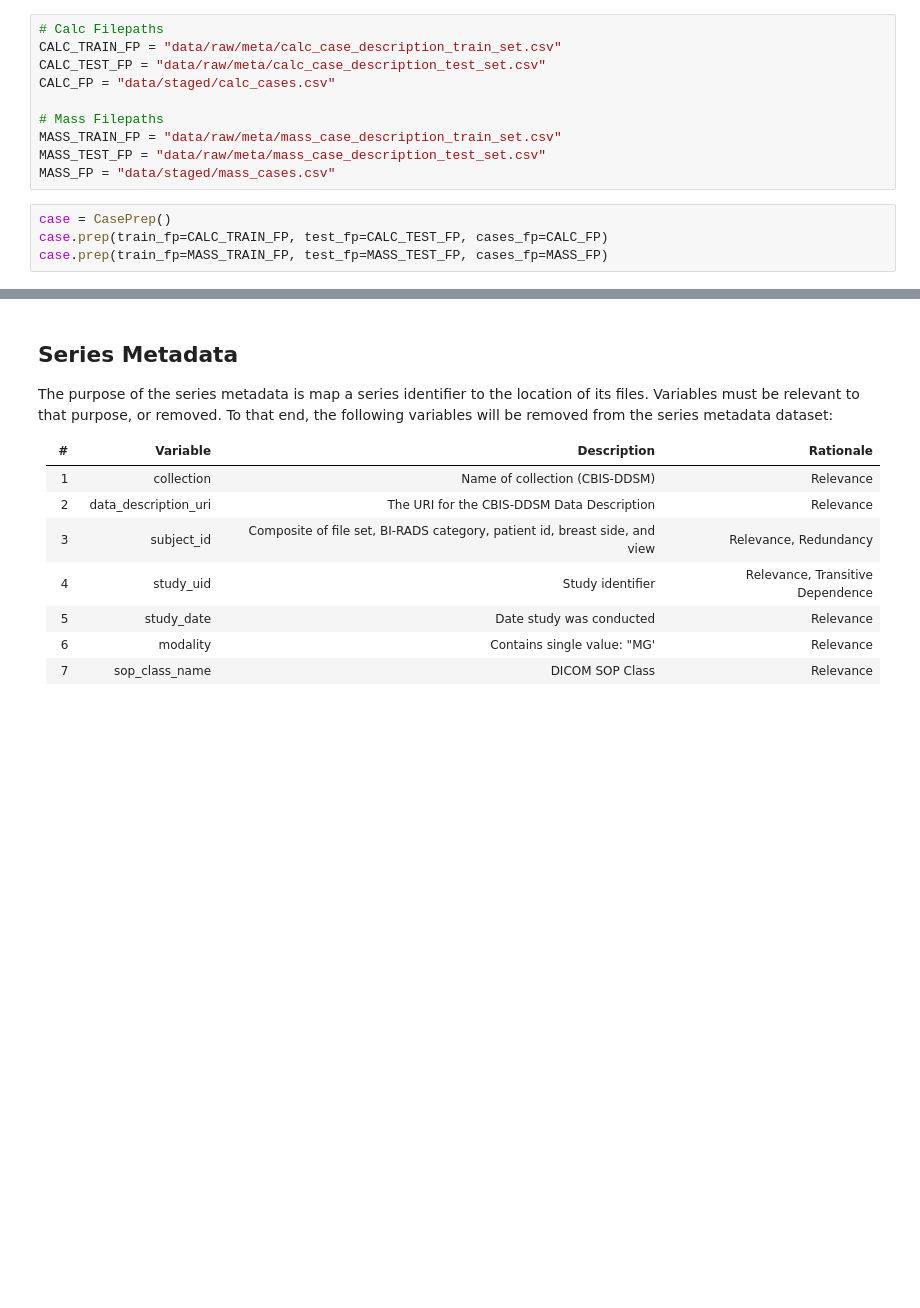
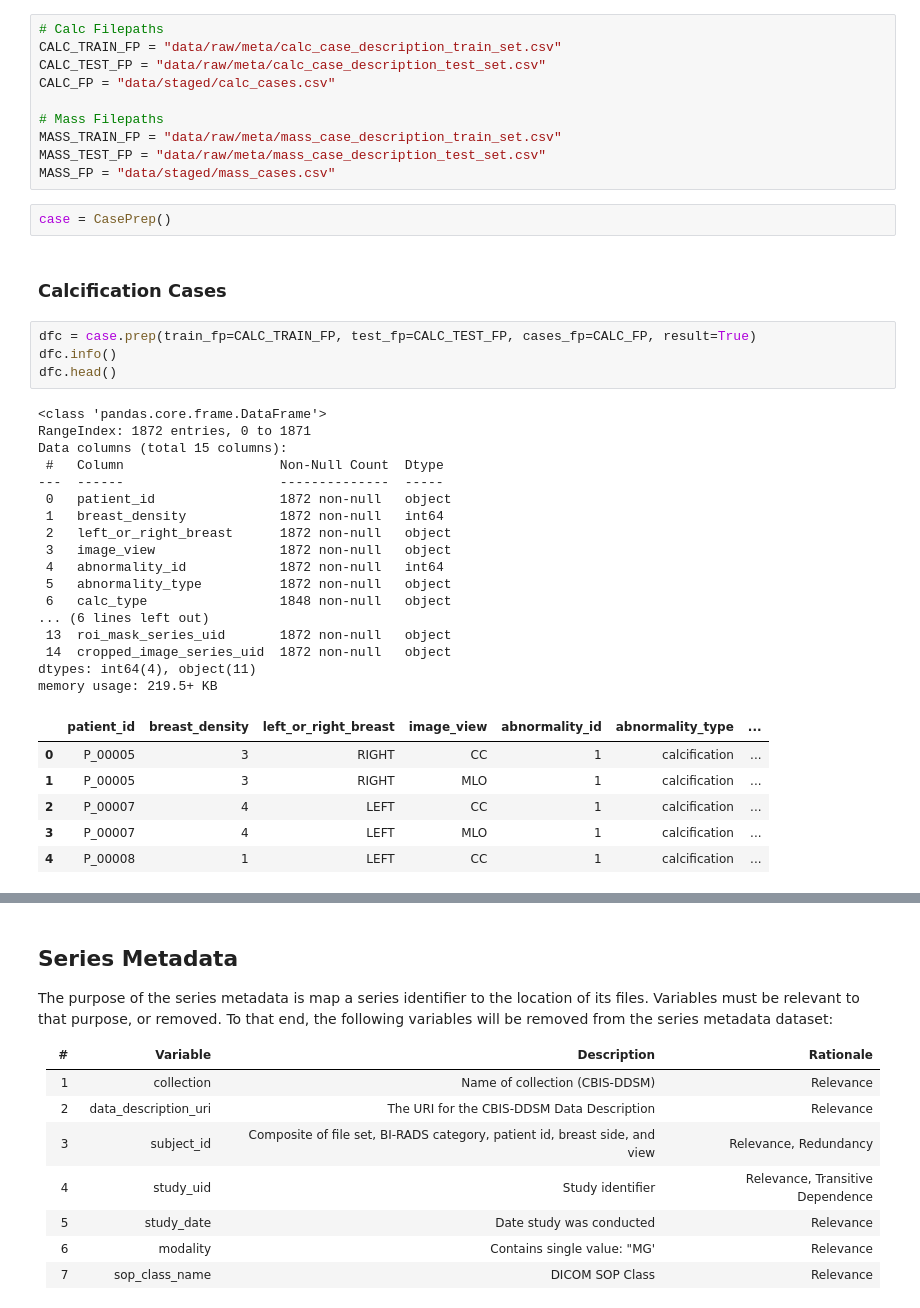
Before and after one commit to john-james-ai/BreastCancerDetection, a Jupyter notebook: notebooks/content/03_data_prep.ipynb, the cells around one changed output, grey strips where cells are left out. Cells and saved outputs as stored; diff of their text form; blank space fills up the shorter version.

Commit message:
prep 5.1

```diff
--- a/notebooks/content/03_data_prep.ipynb
+++ b/notebooks/content/03_data_prep.ipynb
@@ -31,7 +32,35 @@ CALC_FP = "data/staged/calc_cases.csv"
 MASS_TRAIN_FP = "data/raw/meta/mass_case_description_train_set.csv"
 MASS_TEST_FP = "data/raw/meta/mass_case_description_test_set.csv"
 MASS_FP = "data/staged/mass_cases.csv"
+# %%
+case = CasePrep()
+# %% [markdown]
+### Calcification Cases
 # %%
-case = CasePrep()
-case.prep(train_fp=CALC_TRAIN_FP, test_fp=CALC_TEST_FP, cases_fp=CALC_FP)
-case.prep(train_fp=MASS_TRAIN_FP, test_fp=MASS_TEST_FP, cases_fp=MASS_FP)
+dfc = case.prep(train_fp=CALC_TRAIN_FP, test_fp=CALC_TEST_FP, cases_fp=CALC_FP, result=True)
+dfc.info()
+dfc.head()
+# %% [output]
+<class 'pandas.core.frame.DataFrame'>
+RangeIndex: 1872 entries, 0 to 1871
+Data columns (total 15 columns):
+ #   Column                    Non-Null Count  Dtype
+---  ------                    --------------  -----
+ 0   patient_id                1872 non-null   object
+ 1   breast_density            1872 non-null   int64
+ 2   left_or_right_breast      1872 non-null   object
+ 3   image_view                1872 non-null   object
+ 4   abnormality_id            1872 non-null   int64
+ 5   abnormality_type          1872 non-null   object
+ 6   calc_type                 1848 non-null   object
+... (6 lines left out)
+ 13  roi_mask_series_uid       1872 non-null   object
+ 14  cropped_image_series_uid  1872 non-null   object
+dtypes: int64(4), object(11)
+memory usage: 219.5+ KB
+|  | patient_id | breast_density | left_or_right_breast | image_view | abnormality_id | abnormality_type | ... |
+| 0 | P_00005 | 3 | RIGHT | CC | 1 | calcification | ... |
+| 1 | P_00005 | 3 | RIGHT | MLO | 1 | calcification | ... |
+| 2 | P_00007 | 4 | LEFT | CC | 1 | calcification | ... |
+| 3 | P_00007 | 4 | LEFT | MLO | 1 | calcification | ... |
+| 4 | P_00008 | 1 | LEFT | CC | 1 | calcification | ... |
```
Also changed, not shown: parts of 10 cells of this notebook, 4 other files.
